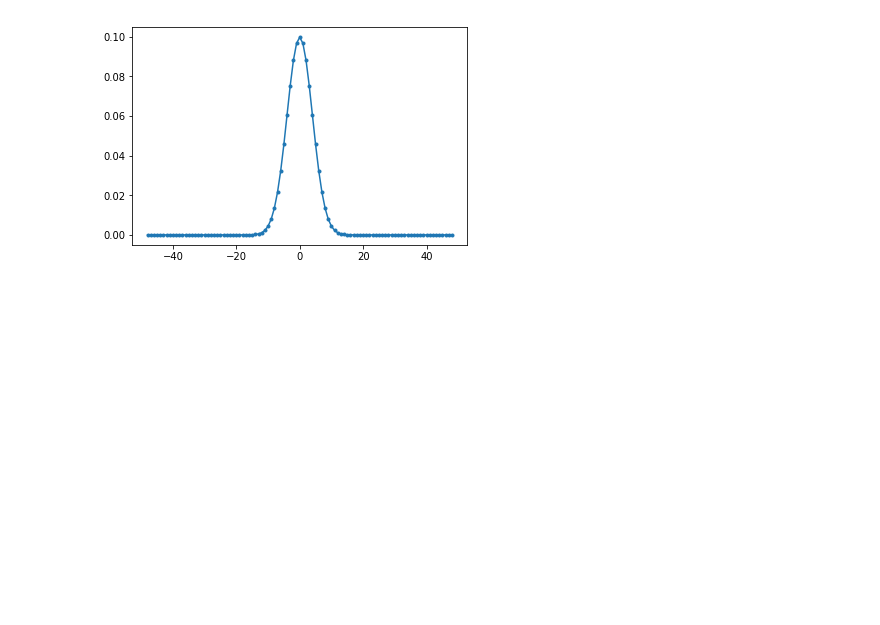
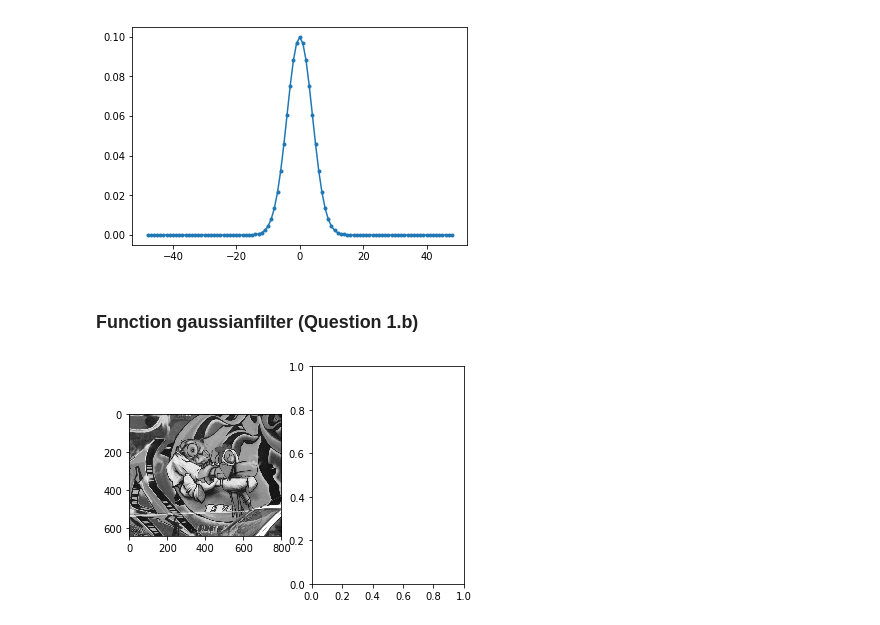
Before and after one commit to EgonFerri/AML-lab1, a Jupyter notebook: Assignment/Filtering/filtering_notebook.ipynb, the cells around one changed output. Drawn from its saved outputs; the diff is of its cells as text; code cells hidden in the pictures; blank space fills up the shorter version.

```diff
--- a/Assignment/Filtering/filtering_notebook.ipynb
+++ b/Assignment/Filtering/filtering_notebook.ipynb
@@ -31,3 +31,21 @@ plt.plot(x, Gx, '.-')
 plt.show()
 # %% [output]
 [figure]
+# %% [markdown]
+### Function gaussianfilter (Question 1.b)
+# %%
+
+
+img = rgb2gray(np.array(Image.open('graf.png')))
+#smooth_img = gauss_module.gaussianfilter(img, sigma)
+
+plt.figure(2)
+ax1 = plt.subplot(1,2,1)
+ax2 = plt.subplot(1,2,2)
+plt.sca(ax1)
+plt.imshow(img, cmap='gray', vmin=0, vmax=255)
+plt.sca(ax2)
+#plt.imshow(smooth_img, cmap='gray', vmin=0, vmax=255)
+plt.show()
+# %% [output]
+[figure, added]
```
Also changed, not shown: parts of 3 cells of this notebook, 1 other file.
